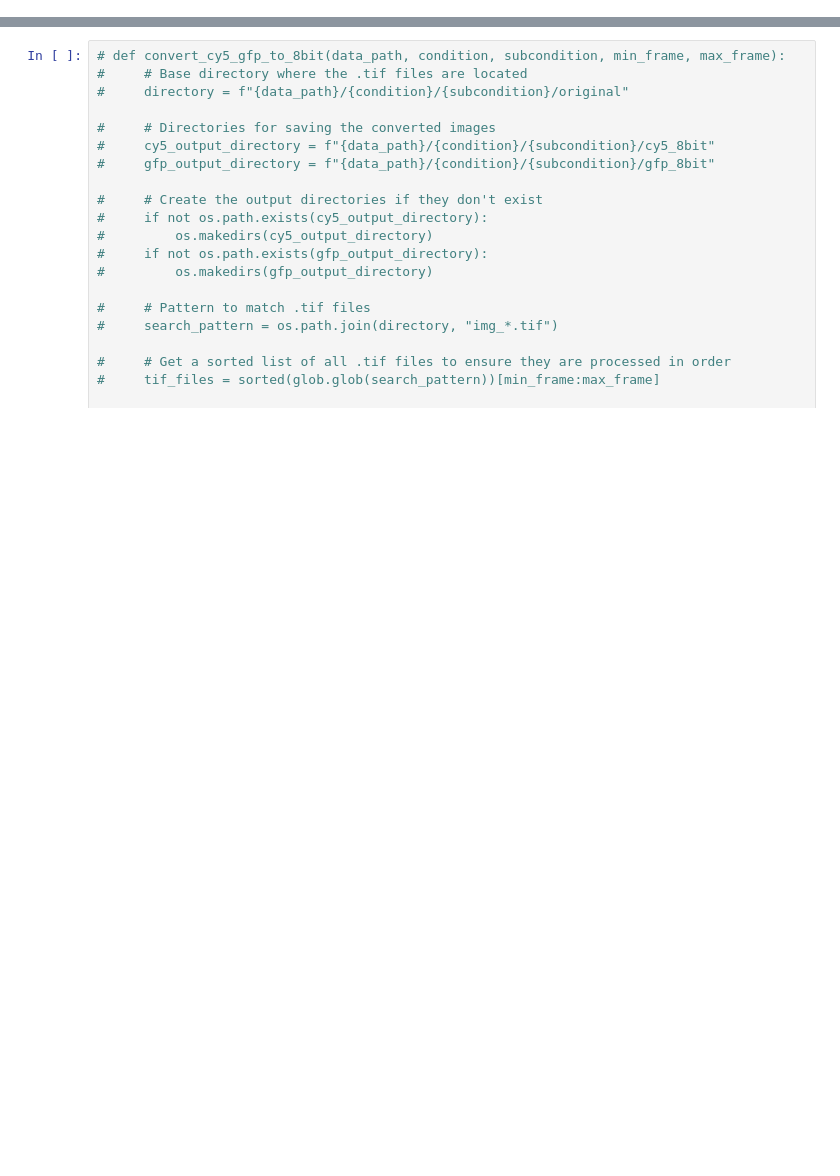
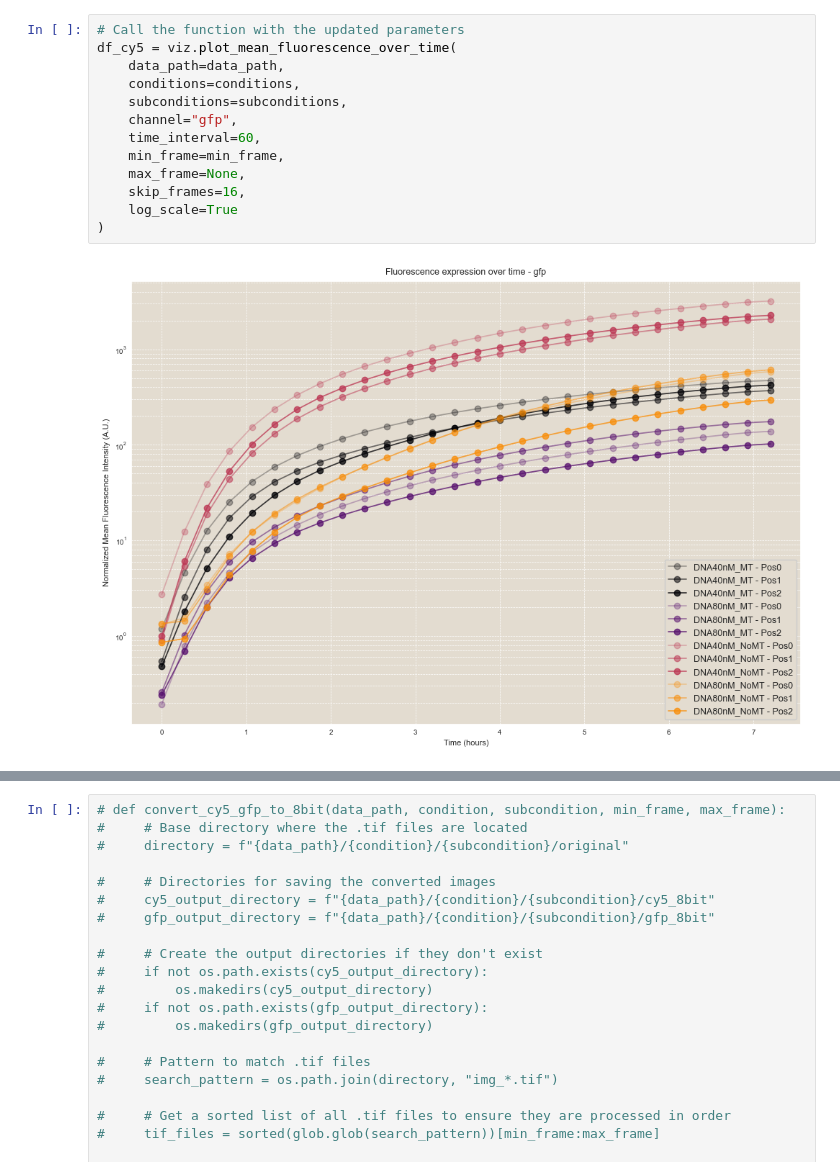
Before and after one commit to dalarios/activedrops, a Jupyter notebook: code/exploratory/kif3_stirring.ipynb, the cells around one changed output, grey strips where cells are left out. Saved outputs shown, nothing was run; the diff lists cells and outputs as text; blank space fills up the shorter version.

```diff
--- a/code/exploratory/kif3_stirring.ipynb
+++ b/code/exploratory/kif3_stirring.ipynb
@@ -19,0 +29,15 @@ pivdrops.set_plotting_style()
+# %%
+# Call the function with the updated parameters
+df_cy5 = viz.plot_mean_fluorescence_over_time(
+    data_path=data_path,
+    conditions=conditions,
+    subconditions=subconditions,
+    channel="gfp",
+    time_interval=60,
+    min_frame=min_frame,
+    max_frame=None,
+    skip_frames=16,
+    log_scale=True
+)
+# %% [output]
+[figure, added]
```
Also changed, not shown: parts of 10 cells of this notebook, 7 other files.
